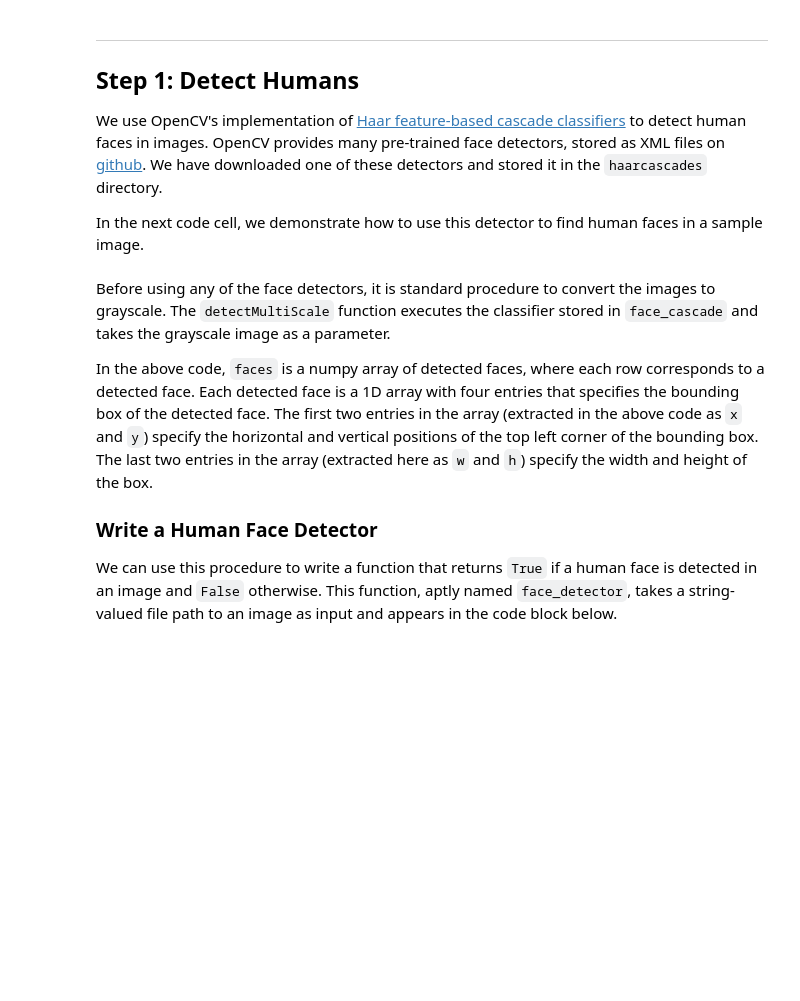
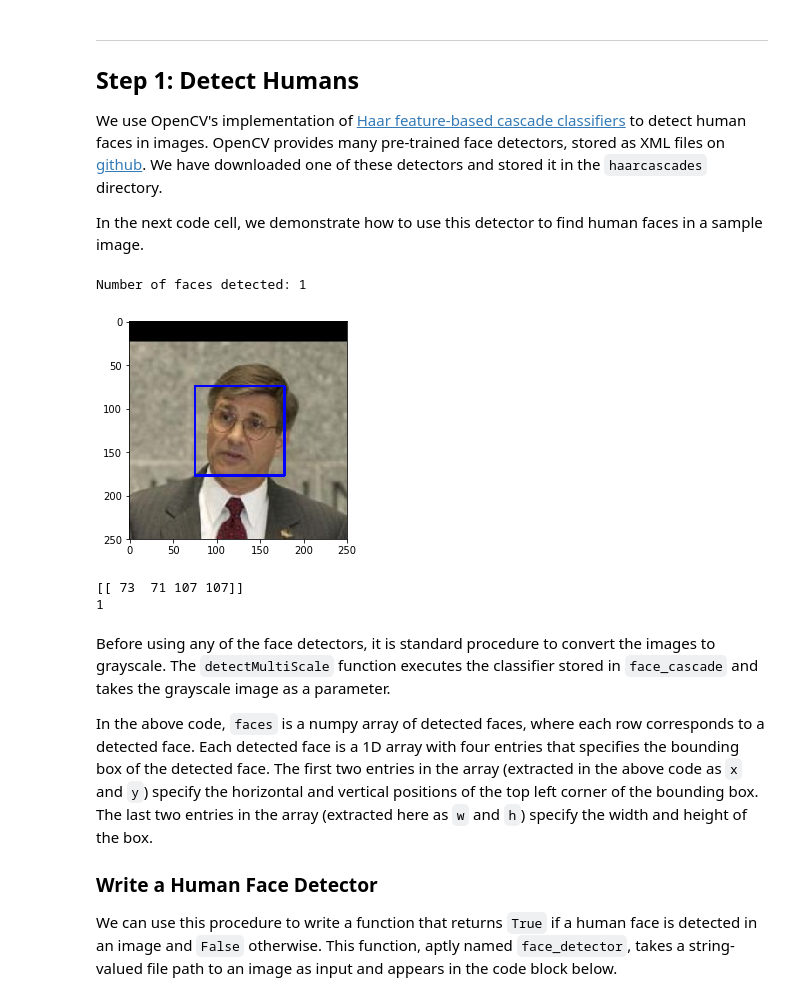
Before and after one commit to henryji96/Machine_Learning_Projects_Udacity, a Jupyter notebook: projects/6dog_breed_recognition/dog_app.ipynb, the cells around one changed output. Cells and saved outputs as stored; diff of their text form; code cells hidden in the pictures; blank space fills up the shorter version.

```diff
--- a/projects/6dog_breed_recognition/dog_app.ipynb
+++ b/projects/6dog_breed_recognition/dog_app.ipynb
@@ -90,7 +127,10 @@ import random
 random.seed(8675309)
 
 # load filenames in shuffled human dataset
-human_files = np.array(glob("lfw/*/*"))
+human_files = np.array(glob("/lfw/*/*"))
+
+#human_files = np.array(glob("../../../datasets/lfw/*/*"))
+
 random.shuffle(human_files)
 
 # print statistics about the dataset
@@ -106,33 +157,42 @@ In the next code cell, we demonstrate how to use this detector to find human fac
 # %%
 import cv2
 import matplotlib.pyplot as plt
 %matplotlib inline
 
 # extract pre-trained face detector
 face_cascade = cv2.CascadeClassifier('haarcascades/haarcascade_frontalface_alt.xml')
 
 # load color (BGR) image
-img = cv2.imread(human_files[3])
+img = cv2.imread(human_files[1])
 # convert BGR image to grayscale
 gray = cv2.cvtColor(img, cv2.COLOR_BGR2GRAY)
 
 # find faces in image
 faces = face_cascade.detectMultiScale(gray)
 
 # print number of faces detected in the image
 print('Number of faces detected:', len(faces))
 
 # get bounding box for each detected face
 for (x,y,w,h) in faces:
     # add bounding box to color image
     cv2.rectangle(img,(x,y),(x+w,y+h),(255,0,0),2)
 
 # convert BGR image to RGB for plotting
 cv_rgb = cv2.cvtColor(img, cv2.COLOR_BGR2RGB)
 
 # display the image, along with bounding box
 plt.imshow(cv_rgb)
 plt.show()
+# %% [output]
+Number of faces detected: 1
+[figure, added]
+# %%
+print(faces)
+print(len(faces))
+# %% [output]
+[[ 73  71 107 107]]
+1
 # %% [markdown]
 Before using any of the face detectors, it is standard procedure to convert the images to grayscale.  The `detectMultiScale` function executes the classifier stored in `face_cascade` and takes the grayscale image as a parameter.
 
```
Also changed, not shown: parts of 48 cells of this notebook, 15 other files.
